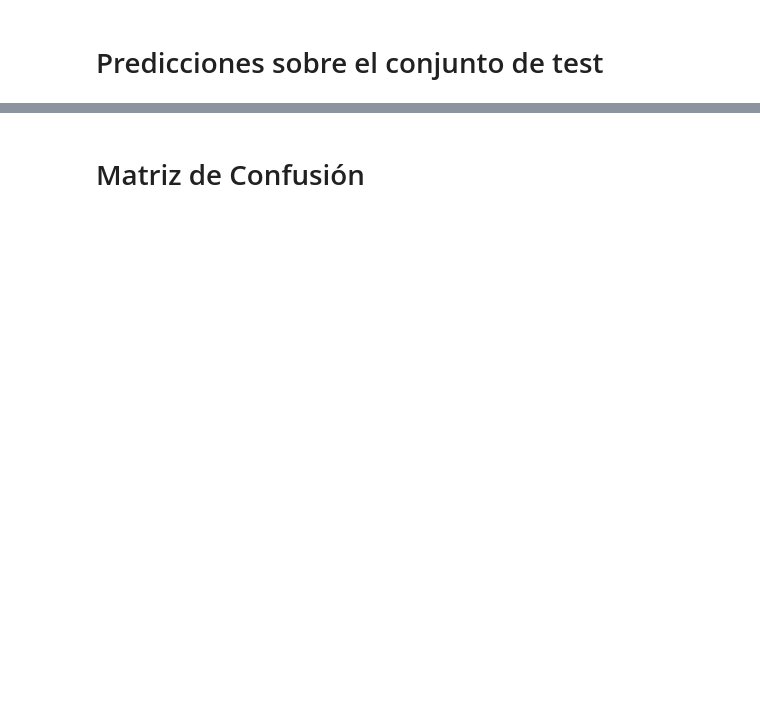
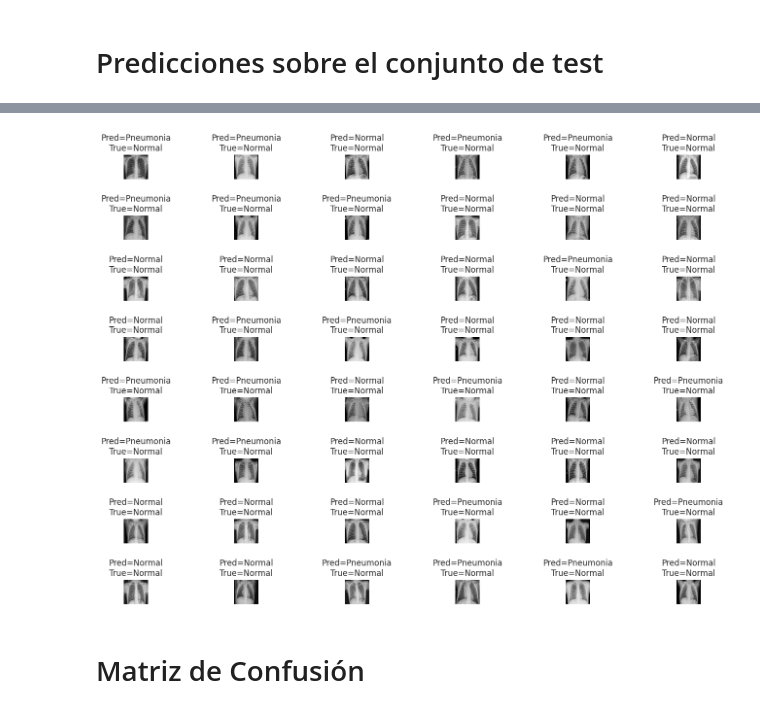
Before and after one commit to jmudy/chest-xray-classification, a Jupyter notebook: chest-xray-pneumonia.ipynb, the cells around one changed output, grey strips where cells are left out. Saved outputs shown, nothing was run; the diff lists cells and outputs as text; code cells hidden in the pictures; blank space fills up the shorter version.

```diff
--- a/chest-xray-pneumonia.ipynb
+++ b/chest-xray-pneumonia.ipynb
@@ -190,17 +262,20 @@ print("Eficacia de la predicción: {}".format(score.round(4)))
 # %%
-L, W = 8, 6
+L = 8
+W = 6
 
 fig, axes = plt.subplots(L, W, figsize=(16, 12))
 axes = axes.ravel()
 
 for i in np.arange(L*W):
     axes[i].imshow(image[i])
     pred_label = label_names[prediction[i]]
     true_label = label_names[original[i]]
     axes[i].set_title("Pred={}\nTrue={}".format(pred_label, true_label))
     axes[i].axis('off')
 
 plt.subplots_adjust(wspace=1.2, hspace=1.5)
+# %% [output]
+[figure, added]
 # %% [markdown]
 # Matriz de Confusión
 # %%
```
Also changed, not shown: parts of 25 cells of this notebook, 1 other file.
